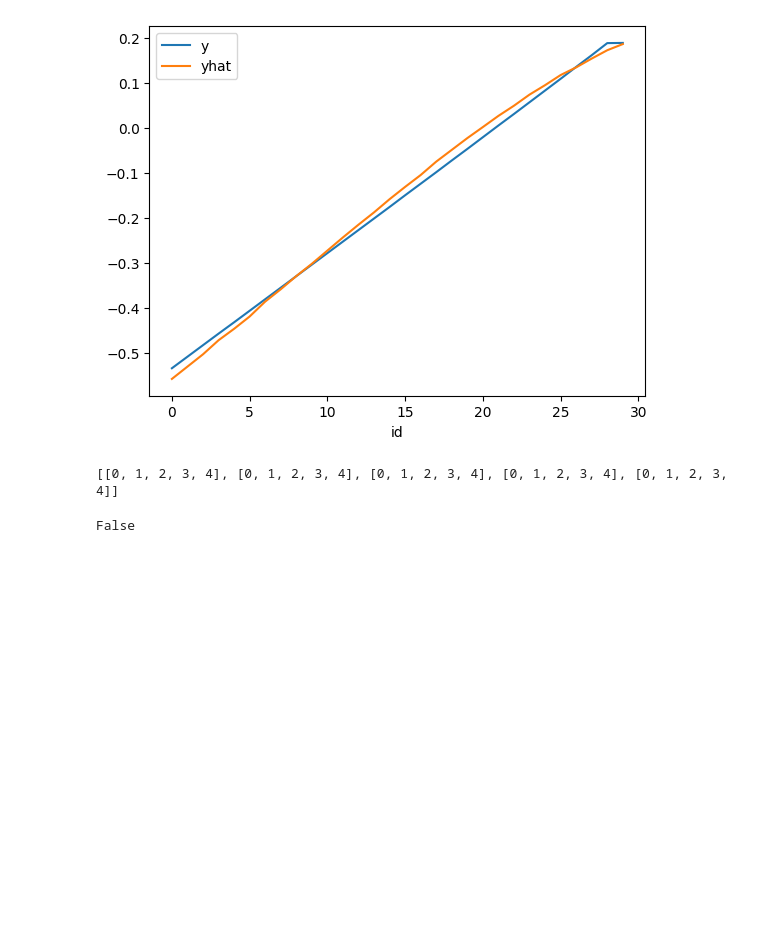
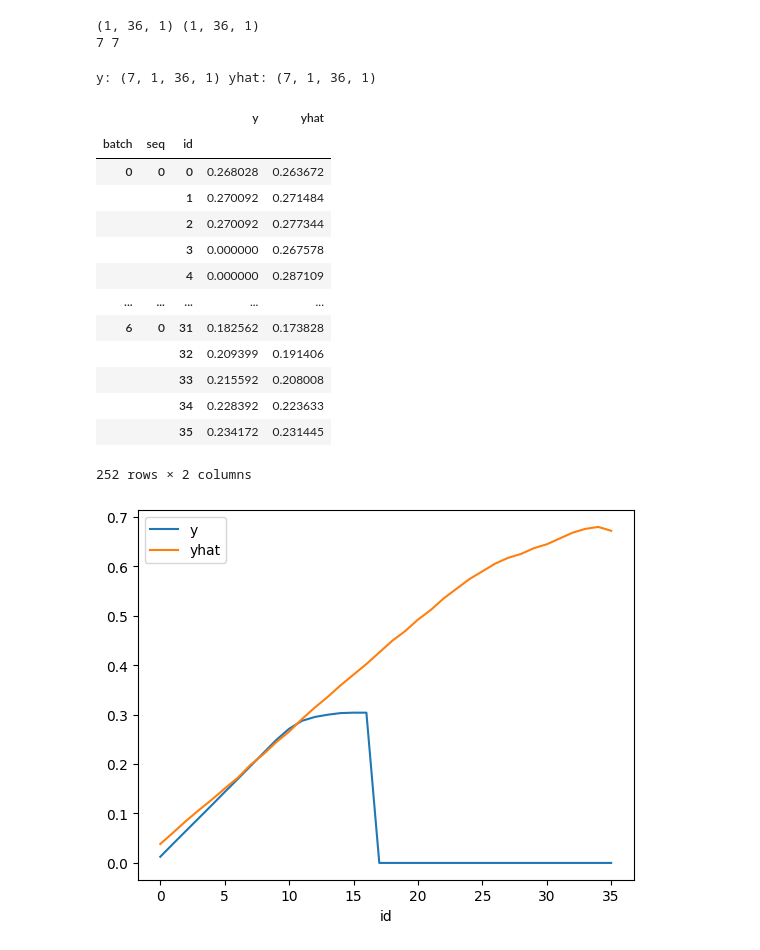
Before and after one commit to Ralphson/BatteryGPT, a Jupyter notebook: Time-LLM-main/ana_model_pred.ipynb, the cells around one changed output. Cells and saved outputs as stored; diff of their text form; code cells hidden in the pictures; blank space fills up the shorter version.

Commit message:
20240317: prepare b3

```diff
--- a/Time-LLM-main/ana_model_pred.ipynb
+++ b/Time-LLM-main/ana_model_pred.ipynb
@@ -177,0 +243,31 @@ print(yhat1.shape)
+# %%
+sd = r'cache\base_mask_BatteryGPTv1_mbatdata_ftM_sl24_ll12_pl36_dm32_nh8_el2_dl1_df128_fc1_ebtimeF_Exp_0-on_server\202403161253_checkpoint'
+args.data = 'mbatdata'
+args.seq_len=24
+args.label_len=12
+args.pred_len=36
+args.llm_layers = 32
+args.d_model = 32
+args.d_ff = 128
+args.enc_in = 11
+args.dec_in = 7
+args.c_out = 1
+args.batch_size = 1
+
+
+# 读取模型
+model = BatteryGPT_mask.Model(args).float()
+model.load_state_dict(torch.load(sd))
+
+# 读取数据
+test_data, test_loader = data_provider(args, 'test')
+
+# 启动accelerator
+test_loader, model = accelerator.prepare(
+    test_loader, model)
+
+# 模型参数量
+cnts = 0
+for param in model.parameters():
+    cnts += param.numel()
+cnts
@@ -239,12 +347,32 @@ MultiIndex([(  0, 0),
-# %%
-df.loc[(0,0), ['y', 'yhat']].plot()
-plt.show()
-# %% [output]
-[figure, removed]
-# %%
-a = [[i for i in range(5)] for j in [i for i in range(5)]]
-print(a)
-isinstance(np.average(a, axis=None), list)
-# %% [output]
-[[0, 1, 2, 3, 4], [0, 1, 2, 3, 4], [0, 1, 2, 3, 4], [0, 1, 2, 3, 4], [0, 1, 2, 3, 4]]
-False
+# %%
+# 验证模型
+batch_x, batch_y, batch_x_mark, batch_y_mark = next(loader)
+pred, true = test_one_cycle(model, batch_x, batch_y, batch_x_mark, batch_y_mark)
+print(pred.shape, true.shape)
+
+yhat.append(pred)
+y.append(true)
+print(len(yhat), len(y))
+# %% [output]
+(1, 36, 1) (1, 36, 1)
+7 7
+# %%
+df = concat_yyhat(y, yhat, show_index=(0,0))
+display(df)
+# %% [output]
+y: (7, 1, 36, 1) yhat: (7, 1, 36, 1)
+|  |  |  | y | yhat |
+| batch | seq | id |  |  |
+| 0 | 0 | 0 | 0.268028 | 0.263672 |
+|  |  | 1 | 0.270092 | 0.271484 |
+|  |  | 2 | 0.270092 | 0.277344 |
+|  |  | 3 | 0.000000 | 0.267578 |
+|  |  | 4 | 0.000000 | 0.287109 |
+| ... | ... | ... | ... | ... |
+| 6 | 0 | 31 | 0.182562 | 0.173828 |
+|  |  | 32 | 0.209399 | 0.191406 |
+|  |  | 33 | 0.215592 | 0.208008 |
+|  |  | 34 | 0.228392 | 0.223633 |
+|  |  | 35 | 0.234172 | 0.231445 |
+252 rows × 2 columns
+[figure, added]
```
Also changed, not shown: parts of 18 cells of this notebook, 7 other files.
